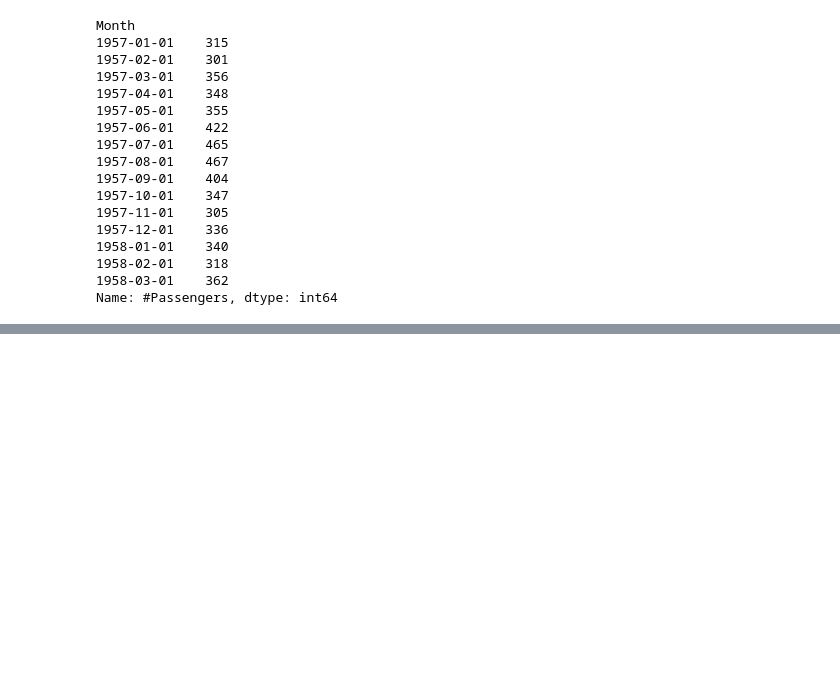
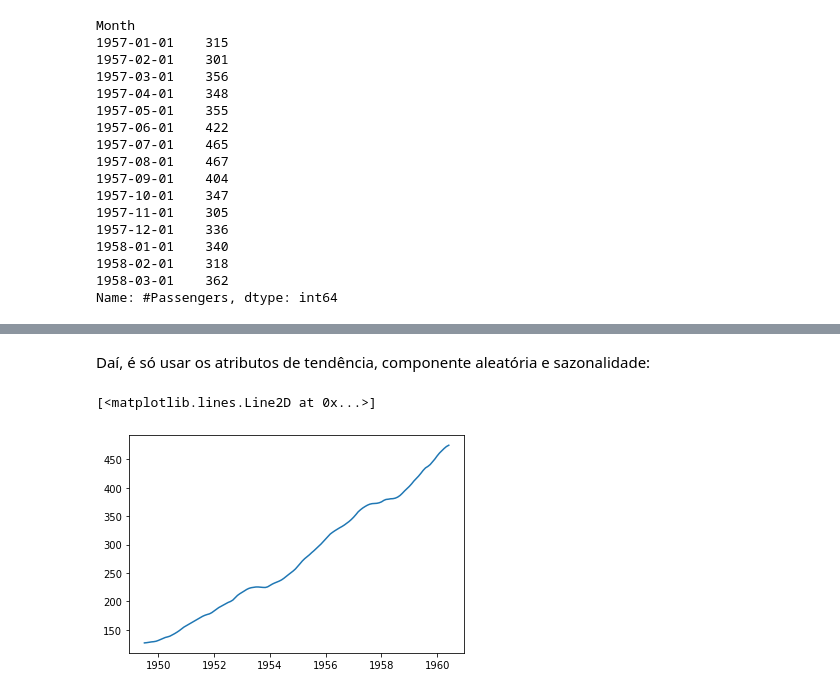
Before and after one commit to gabrielnrt/Aprendizado, a Jupyter notebook: Bibliotecas Python/Pandas/Séries Temporais.ipynb, the cells around one changed output, grey strips where cells are left out. Cells and saved outputs as stored; diff of their text form; code cells hidden in the pictures; blank space fills up the shorter version.

```diff
--- a/Bibliotecas Python/Pandas/Séries Temporais.ipynb
+++ b/Bibliotecas Python/Pandas/Séries Temporais.ipynb
@@ -107,0 +118,13 @@ Name: #Passengers, dtype: int64
+# %%
+from statsmodels.tsa.seasonal import seasonal_decompose
+
+decomposicao = seasonal_decompose(SerieTemporal)
+# %% [markdown]
+Daí, é só usar os atributos de tendência, componente aleatória e sazonalidade:
+# %%
+from pylab import plot, show
+
+plot(decomposicao.trend)
+# %% [output]
+[<matplotlib.lines.Line2D at 0x...>]
+[figure, added]
```
Also changed, not shown: parts of 4 cells of this notebook, 2 other files.
